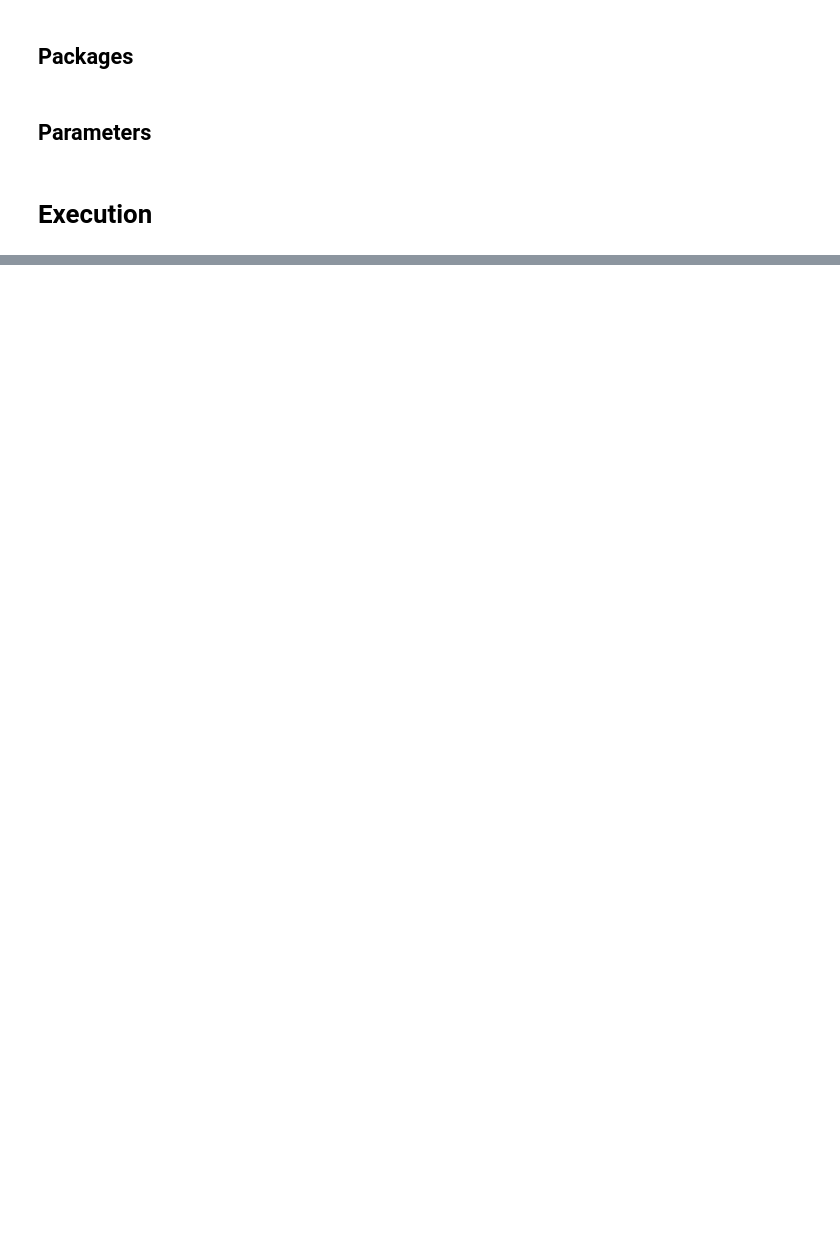
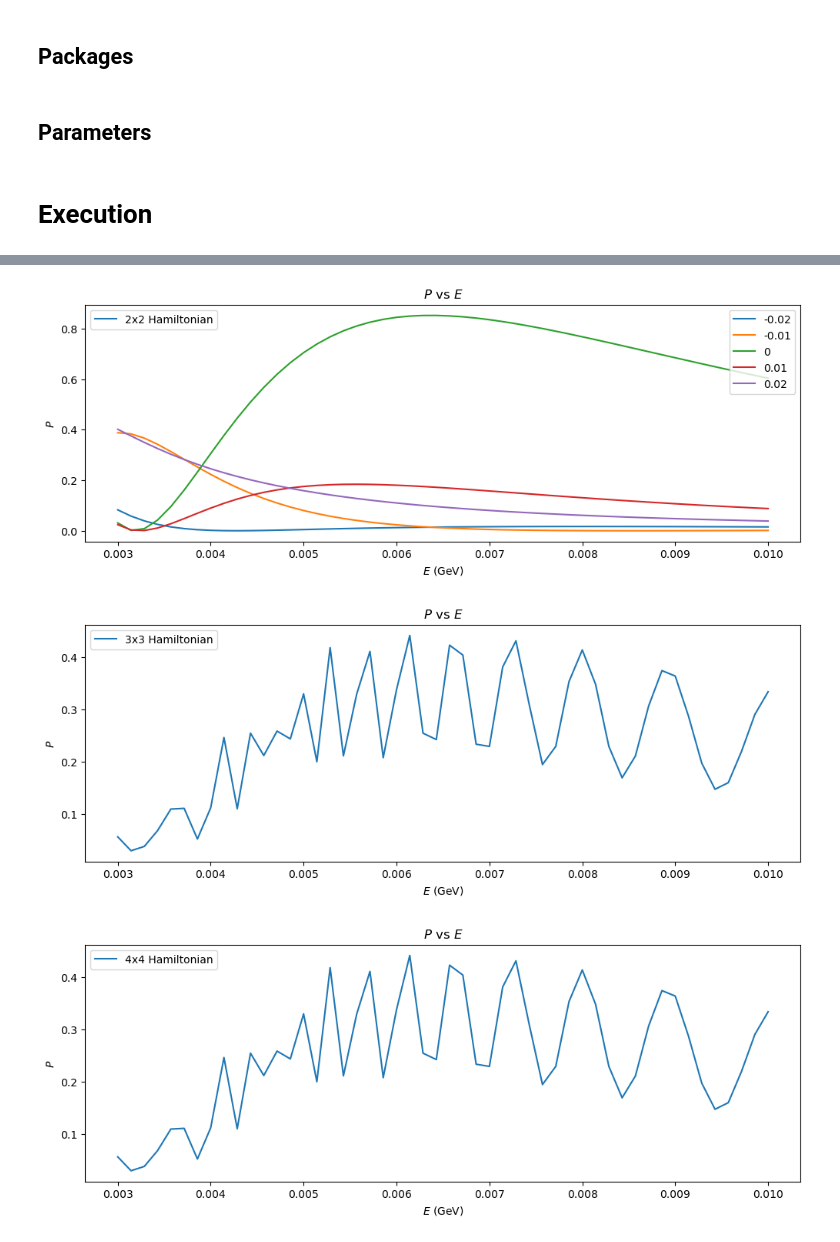
Before and after one commit to jonahmougoue/Neutrino-Probability-Calculator, a Jupyter notebook: Neutrino Probability Calculator.ipynb, the cells around one changed output, grey strips where cells are left out. Cells and saved outputs as stored; diff of their text form; code cells hidden in the pictures; blank space fills up the shorter version.

```diff
--- a/Neutrino Probability Calculator.ipynb
+++ b/Neutrino Probability Calculator.ipynb
@@ -346,0 +125,14 @@ probabilityplotter(H4info,(theta12val,theta23val,theta13val,theta14val,theta24va
+# %%
+#Returns:
+#Hamiltonian for mixing matrix U and potential V
+def Hamiltonian(U:Matrix,V:Matrix) -> Matrix:
+
+    M = diag(0,*deltas[0:shape(U)[0]-1])
+    M *= 1/(2*E)
+    H = (U*M*Dagger(U))
+    H = H-eye(shape(U)[0])*H[0,0] + V
+
+    #Correction for units
+    H *= 5
+
+    return H
@@ -346,0 +213,45 @@ probabilityplotter(H4info,(theta12val,theta23val,theta13val,theta14val,theta24va
+# %%
+ticks = 50 #How many intervals will energy be divided into
+
+steps = 50 #How many intervals will distance be divided into
+
+distance = 100 #Total distance traveled by Neutrino
+
+#Neutrino mixing angles and masses
+#Current estimations can be found on NuFit: http://www.nu-fit.org/?q=node/8
+theta12_value = 0.588
+theta13_value = 0.149
+theta23_value = 0.847
+
+theta14_value = 0.193
+theta24_value = 2.99
+theta34_value = 2.94
+
+phase14_value = 0.893
+phase13_value = 3.09
+phase24_value = 1.94
+
+delta21_value = 8*10**(-5)
+
+delta31_value = 2*10**(-3)
+
+delta41_value = 1*10**(-2)
+
+V3 = Matrix([[A,0,0],[0,0,0],[0,0,0]]) #3x3 case with potential only affecting electron neutrino
+V4 = Matrix([[0,0,0,0],[0,0,0,0],[0,0,0,0],[0,0,0,A]]) #4x4 case with potential only affecting sterile neutrino
+
+#Range of energies to analyze
+energy_range = list(linspace(3*10**(-3),10**(-2),num =ticks))
+
+
+start(Matrix([[A,0],[0,0]]),[theta12_value],[],[delta21_value],energy_range,[-0.02,-0.01,0,0.01,0.02],distance,Nu_mu,Nu_e,potential_range = True)
+
+start(V3,[theta12_value,theta23_value,theta13_value],[phase13_value],[delta21_value,delta31_value],energy_range,[0],distance,Nu_mu,Nu_e)
+start(zeros(4,4),[theta12_value,theta23_value,theta13_value,0,0,0],[phase13_value,0,0],[delta21_value,delta31_value,0],energy_range,[0],distance,Nu_mu,Nu_e)
+
+S = 0.05
+start(V4,[theta12_value,theta23_value,theta13_value,theta14_value,theta24_value,theta34_value],[phase13_value,phase14_value,phase24_value],[delta21_value,delta31_value,delta41_value],energy_range,[2*-S,-S,0,S,2*S],distance,Nu_mu,Nu_e,potential_range = True)
+# %% [output]
+[figure, added]
+[figure, added]
+[figure, added]
```
Also changed, not shown: parts of 10 cells of this notebook.
